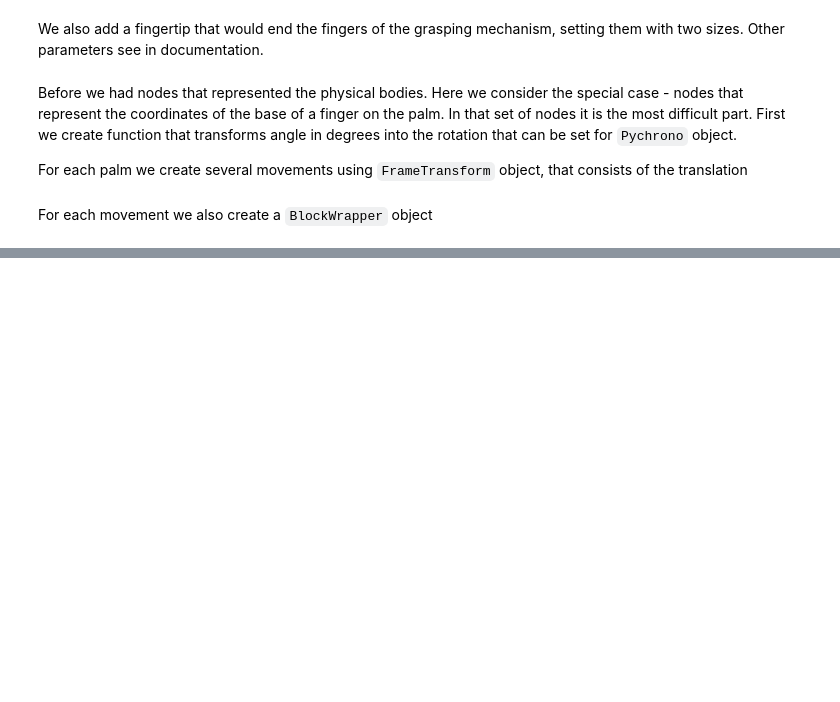
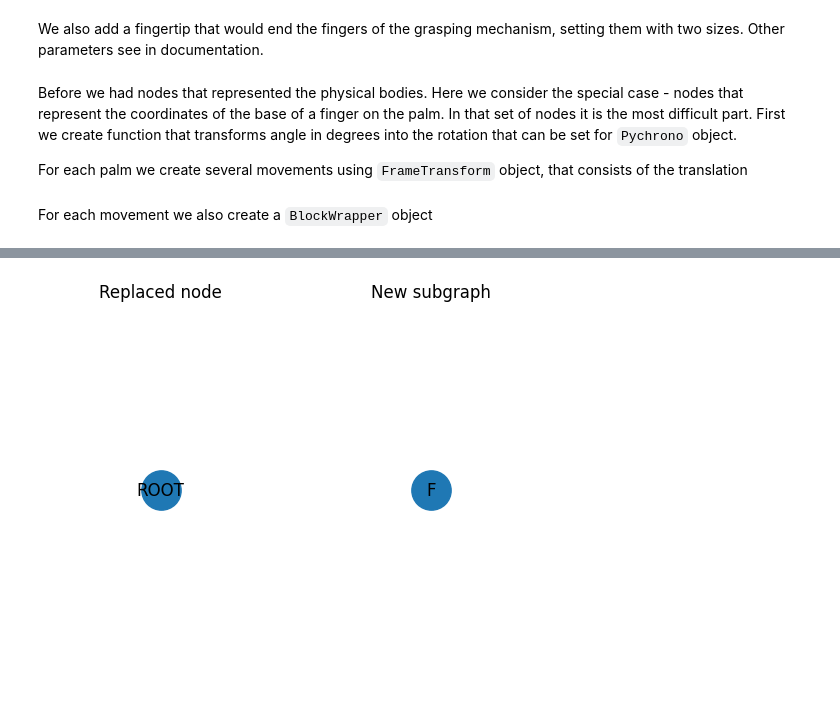
Before and after one commit to aimclub/rostok, a Jupyter notebook: app/tutorial_rules.ipynb, the cells around one changed output, grey strips where cells are left out. Drawn from its saved outputs; the diff is of its cells as text; code cells hidden in the pictures; blank space fills up the shorter version.

Commit message:
finish tutorial rules

```diff
--- a/app/tutorial_rules.ipynb
+++ b/app/tutorial_rules.ipynb
@@ -83,0 +87,14 @@ NameError: name 'transform_mx_plus' is not defined
+# %%
+rule_vocab = RuleVocabulary(node_vocab)
+rule_vocab.create_rule("TerminalFlat1", ["F"], ["F1"], 0, 0)
+rule_vocab.create_rule("TerminalFlat2", ["F"], ["F2"], 0, 0)
+
+rule_vocab.create_rule("TerminalL1", ["L"], ["L1"], 0, 0)
+rule_vocab.create_rule("TerminalL2", ["L"], ["L2"], 0, 0)
+
+rule_vocab.create_rule("TerminalTransformRX", ["M"], ["T1"], 0, 0)
+rule_vocab.create_rule("TerminalTransformLZ", ["M"], ["T2"], 0, 0)
+rule_vocab.create_rule("TerminalTransformR", ["M"], ["T3"], 0, 0)
+rule_vocab.create_rule("TerminalTransformL", ["M"], ["T4"], 0, 0)
+rule_vocab.create_rule("TerminalEndLimb", ["EM"], ["U1"], 0, 0)
+rule_vocab.create_rule("TerminalJoint", ["J"], ["J1"], 0, 0)
@@ -83,0 +111,5 @@ NameError: name 'transform_mx_plus' is not defined
+# %%
+rule_vocab.create_rule("FlatCreate", ["ROOT"], ["F"], 0, 0)
+rule_vocab.rule_vis('FlatCreate')
+# %% [output]
+[figure, added]
```
Also changed, not shown: parts of 17 cells of this notebook, 3 other files.
